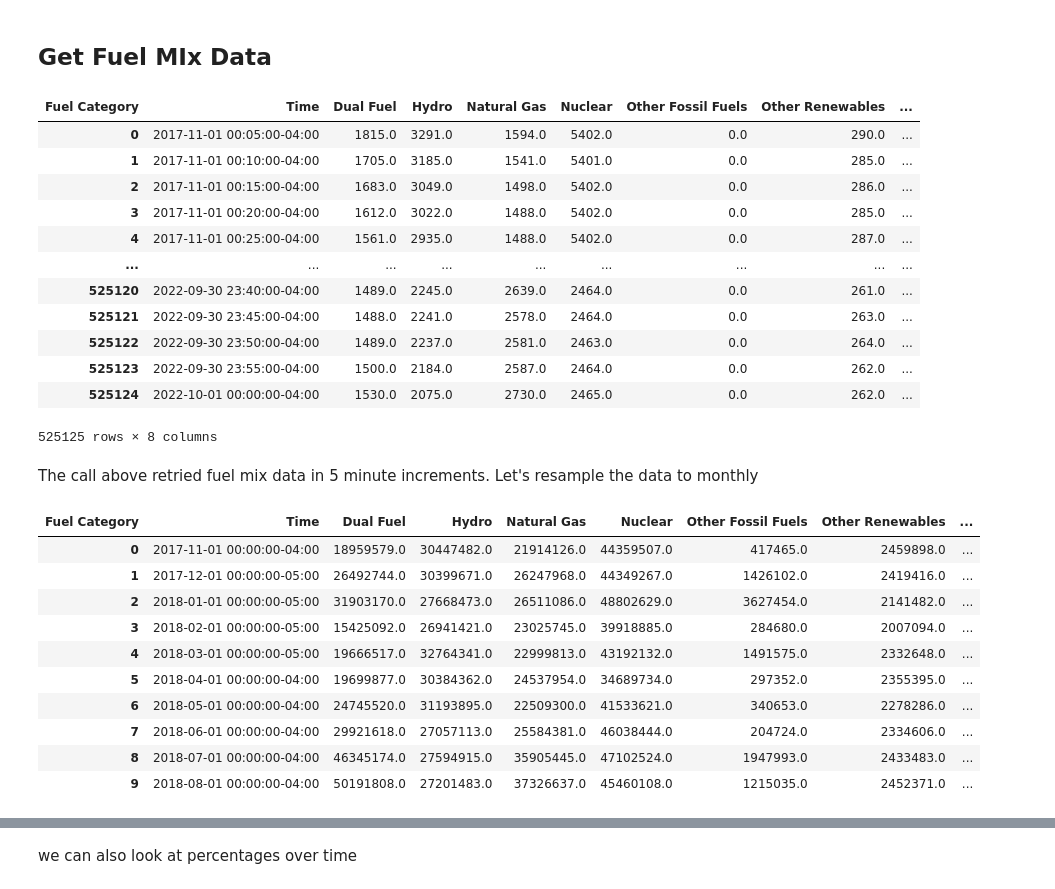
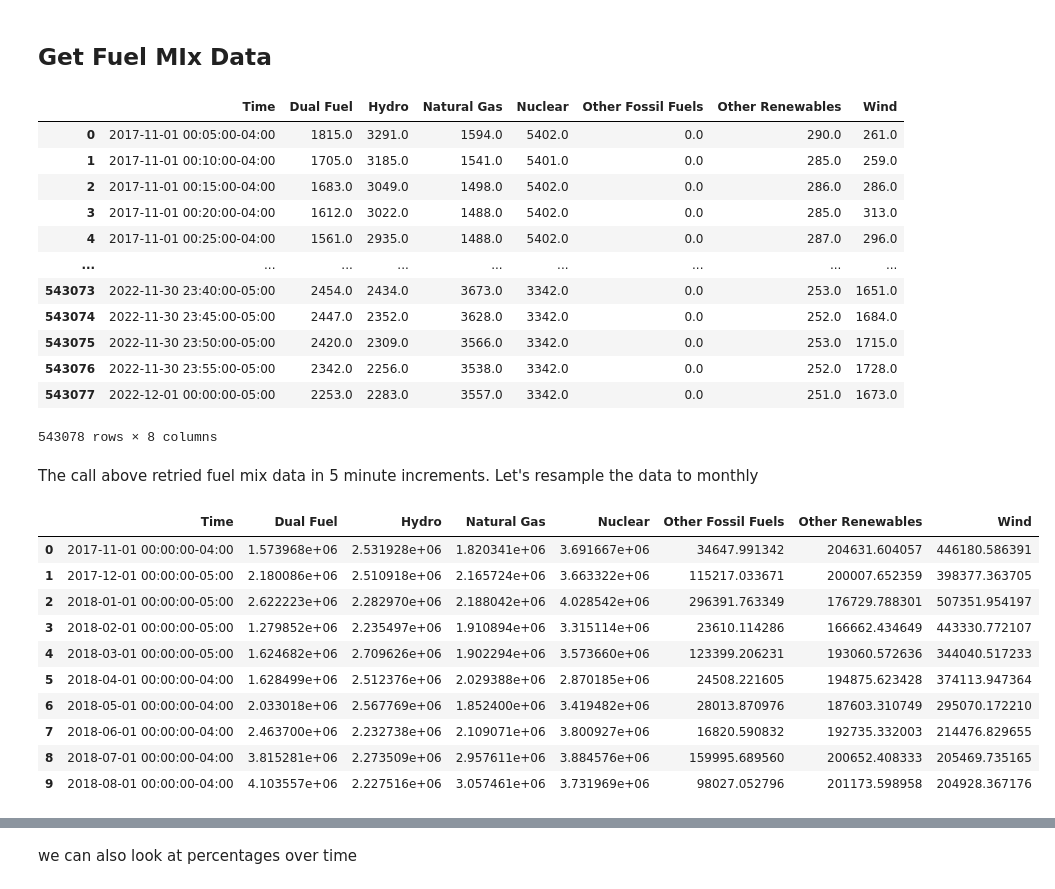
Before and after one commit to gridstatus/gridstatus, a Jupyter notebook: docs/Examples/nyiso/Fuel Mix Over Time - NYISO.ipynb, the cells around one changed output, grey strips where cells are left out. Cells and saved outputs as stored; diff of their text form; code cells hidden in the pictures.

```diff
--- a/docs/Examples/nyiso/Fuel Mix Over Time - NYISO.ipynb
+++ b/docs/Examples/nyiso/Fuel Mix Over Time - NYISO.ipynb
@@ -9,37 +9,38 @@ iso = gridstatus.NYISO()
 # %% [markdown]
 ## Get Fuel MIx Data
 # %%
-df = iso.get_fuel_mix(start="Nov 1, 2017", end="Oct 1, 2022")
+df = iso.get_fuel_mix(start="Nov 1, 2017", end="Dec 1, 2022")
 df
 # %% [output]
-| Fuel Category | Time | Dual Fuel | Hydro | Natural Gas | Nuclear | Other Fossil Fuels | Other Renewables | ... |
-| 0 | 2017-11-01 00:05:00-04:00 | 1815.0 | 3291.0 | 1594.0 | 5402.0 | 0.0 | 290.0 | ... |
-| 1 | 2017-11-01 00:10:00-04:00 | 1705.0 | 3185.0 | 1541.0 | 5401.0 | 0.0 | 285.0 | ... |
-| 2 | 2017-11-01 00:15:00-04:00 | 1683.0 | 3049.0 | 1498.0 | 5402.0 | 0.0 | 286.0 | ... |
-| 3 | 2017-11-01 00:20:00-04:00 | 1612.0 | 3022.0 | 1488.0 | 5402.0 | 0.0 | 285.0 | ... |
-| 4 | 2017-11-01 00:25:00-04:00 | 1561.0 | 2935.0 | 1488.0 | 5402.0 | 0.0 | 287.0 | ... |
+|  | Time | Dual Fuel | Hydro | Natural Gas | Nuclear | Other Fossil Fuels | Other Renewables | Wind |
+| 0 | 2017-11-01 00:05:00-04:00 | 1815.0 | 3291.0 | 1594.0 | 5402.0 | 0.0 | 290.0 | 261.0 |
+| 1 | 2017-11-01 00:10:00-04:00 | 1705.0 | 3185.0 | 1541.0 | 5401.0 | 0.0 | 285.0 | 259.0 |
+| 2 | 2017-11-01 00:15:00-04:00 | 1683.0 | 3049.0 | 1498.0 | 5402.0 | 0.0 | 286.0 | 286.0 |
+| 3 | 2017-11-01 00:20:00-04:00 | 1612.0 | 3022.0 | 1488.0 | 5402.0 | 0.0 | 285.0 | 313.0 |
+| 4 | 2017-11-01 00:25:00-04:00 | 1561.0 | 2935.0 | 1488.0 | 5402.0 | 0.0 | 287.0 | 296.0 |
 | ... | ... | ... | ... | ... | ... | ... | ... | ... |
-| 525120 | 2022-09-30 23:40:00-04:00 | 1489.0 | 2245.0 | 2639.0 | 2464.0 | 0.0 | 261.0 | ... |
-| 525121 | 2022-09-30 23:45:00-04:00 | 1488.0 | 2241.0 | 2578.0 | 2464.0 | 0.0 | 263.0 | ... |
-| 525122 | 2022-09-30 23:50:00-04:00 | 1489.0 | 2237.0 | 2581.0 | 2463.0 | 0.0 | 264.0 | ... |
-| 525123 | 2022-09-30 23:55:00-04:00 | 1500.0 | 2184.0 | 2587.0 | 2464.0 | 0.0 | 262.0 | ... |
-| 525124 | 2022-10-01 00:00:00-04:00 | 1530.0 | 2075.0 | 2730.0 | 2465.0 | 0.0 | 262.0 | ... |
+| 543073 | 2022-11-30 23:40:00-05:00 | 2454.0 | 2434.0 | 3673.0 | 3342.0 | 0.0 | 253.0 | 1651.0 |
+| 543074 | 2022-11-30 23:45:00-05:00 | 2447.0 | 2352.0 | 3628.0 | 3342.0 | 0.0 | 252.0 | 1684.0 |
+| 543075 | 2022-11-30 23:50:00-05:00 | 2420.0 | 2309.0 | 3566.0 | 3342.0 | 0.0 | 253.0 | 1715.0 |
+| 543076 | 2022-11-30 23:55:00-05:00 | 2342.0 | 2256.0 | 3538.0 | 3342.0 | 0.0 | 252.0 | 1728.0 |
+| 543077 | 2022-12-01 00:00:00-05:00 | 2253.0 | 2283.0 | 3557.0 | 3342.0 | 0.0 | 251.0 | 1673.0 |
-525125 rows × 8 columns
+543078 rows × 8 columns
 # %% [markdown]
 The call above retried fuel mix data in 5 minute increments. Let's resample the data to monthly
 # %%
 # resample to month start (MS) frequency
-data = df.iloc[:-1].set_index("Time").resample('MS').sum().reset_index()
+fuel_mix_hourly = df.set_index("Time").resample("H").mean()
+data = fuel_mix_hourly.resample('MS').sum()[:-1].reset_index()
 data.head(10)
 # %% [output]
-| Fuel Category | Time | Dual Fuel | Hydro | Natural Gas | Nuclear | Other Fossil Fuels | Other Renewables | ... |
-| 0 | 2017-11-01 00:00:00-04:00 | 18959579.0 | 30447482.0 | 21914126.0 | 44359507.0 | 417465.0 | 2459898.0 | ... |
-| 1 | 2017-12-01 00:00:00-05:00 | 26492744.0 | 30399671.0 | 26247968.0 | 44349267.0 | 1426102.0 | 2419416.0 | ... |
-| 2 | 2018-01-01 00:00:00-05:00 | 31903170.0 | 27668473.0 | 26511086.0 | 48802629.0 | 3627454.0 | 2141482.0 | ... |
-| 3 | 2018-02-01 00:00:00-05:00 | 15425092.0 | 26941421.0 | 23025745.0 | 39918885.0 | 284680.0 | 2007094.0 | ... |
-| 4 | 2018-03-01 00:00:00-05:00 | 19666517.0 | 32764341.0 | 22999813.0 | 43192132.0 | 1491575.0 | 2332648.0 | ... |
-| 5 | 2018-04-01 00:00:00-04:00 | 19699877.0 | 30384362.0 | 24537954.0 | 34689734.0 | 297352.0 | 2355395.0 | ... |
-| 6 | 2018-05-01 00:00:00-04:00 | 24745520.0 | 31193895.0 | 22509300.0 | 41533621.0 | 340653.0 | 2278286.0 | ... |
-| 7 | 2018-06-01 00:00:00-04:00 | 29921618.0 | 27057113.0 | 25584381.0 | 46038444.0 | 204724.0 | 2334606.0 | ... |
-| 8 | 2018-07-01 00:00:00-04:00 | 46345174.0 | 27594915.0 | 35905445.0 | 47102524.0 | 1947993.0 | 2433483.0 | ... |
-| 9 | 2018-08-01 00:00:00-04:00 | 50191808.0 | 27201483.0 | 37326637.0 | 45460108.0 | 1215035.0 | 2452371.0 | ... |
+|  | Time | Dual Fuel | Hydro | Natural Gas | Nuclear | Other Fossil Fuels | Other Renewables | Wind |
+| 0 | 2017-11-01 00:00:00-04:00 | 1.573968e+06 | 2.531928e+06 | 1.820341e+06 | 3.691667e+06 | 34647.991342 | 204631.604057 | 446180.586391 |
+| 1 | 2017-12-01 00:00:00-05:00 | 2.180086e+06 | 2.510918e+06 | 2.165724e+06 | 3.663322e+06 | 115217.033671 | 200007.652359 | 398377.363705 |
+| 2 | 2018-01-01 00:00:00-05:00 | 2.622223e+06 | 2.282970e+06 | 2.188042e+06 | 4.028542e+06 | 296391.763349 | 176729.788301 | 507351.954197 |
+| 3 | 2018-02-01 00:00:00-05:00 | 1.279852e+06 | 2.235497e+06 | 1.910894e+06 | 3.315114e+06 | 23610.114286 | 166662.434649 | 443330.772107 |
+| 4 | 2018-03-01 00:00:00-05:00 | 1.624682e+06 | 2.709626e+06 | 1.902294e+06 | 3.573660e+06 | 123399.206231 | 193060.572636 | 344040.517233 |
+| 5 | 2018-04-01 00:00:00-04:00 | 1.628499e+06 | 2.512376e+06 | 2.029388e+06 | 2.870185e+06 | 24508.221605 | 194875.623428 | 374113.947364 |
+| 6 | 2018-05-01 00:00:00-04:00 | 2.033018e+06 | 2.567769e+06 | 1.852400e+06 | 3.419482e+06 | 28013.870976 | 187603.310749 | 295070.172210 |
+| 7 | 2018-06-01 00:00:00-04:00 | 2.463700e+06 | 2.232738e+06 | 2.109071e+06 | 3.800927e+06 | 16820.590832 | 192735.332003 | 214476.829655 |
+| 8 | 2018-07-01 00:00:00-04:00 | 3.815281e+06 | 2.273509e+06 | 2.957611e+06 | 3.884576e+06 | 159995.689560 | 200652.408333 | 205469.735165 |
+| 9 | 2018-08-01 00:00:00-04:00 | 4.103557e+06 | 2.227516e+06 | 3.057461e+06 | 3.731969e+06 | 98027.052796 | 201173.598958 | 204928.367176 |
```
Also changed, not shown: parts of 6 cells of this notebook, 11 other files.
